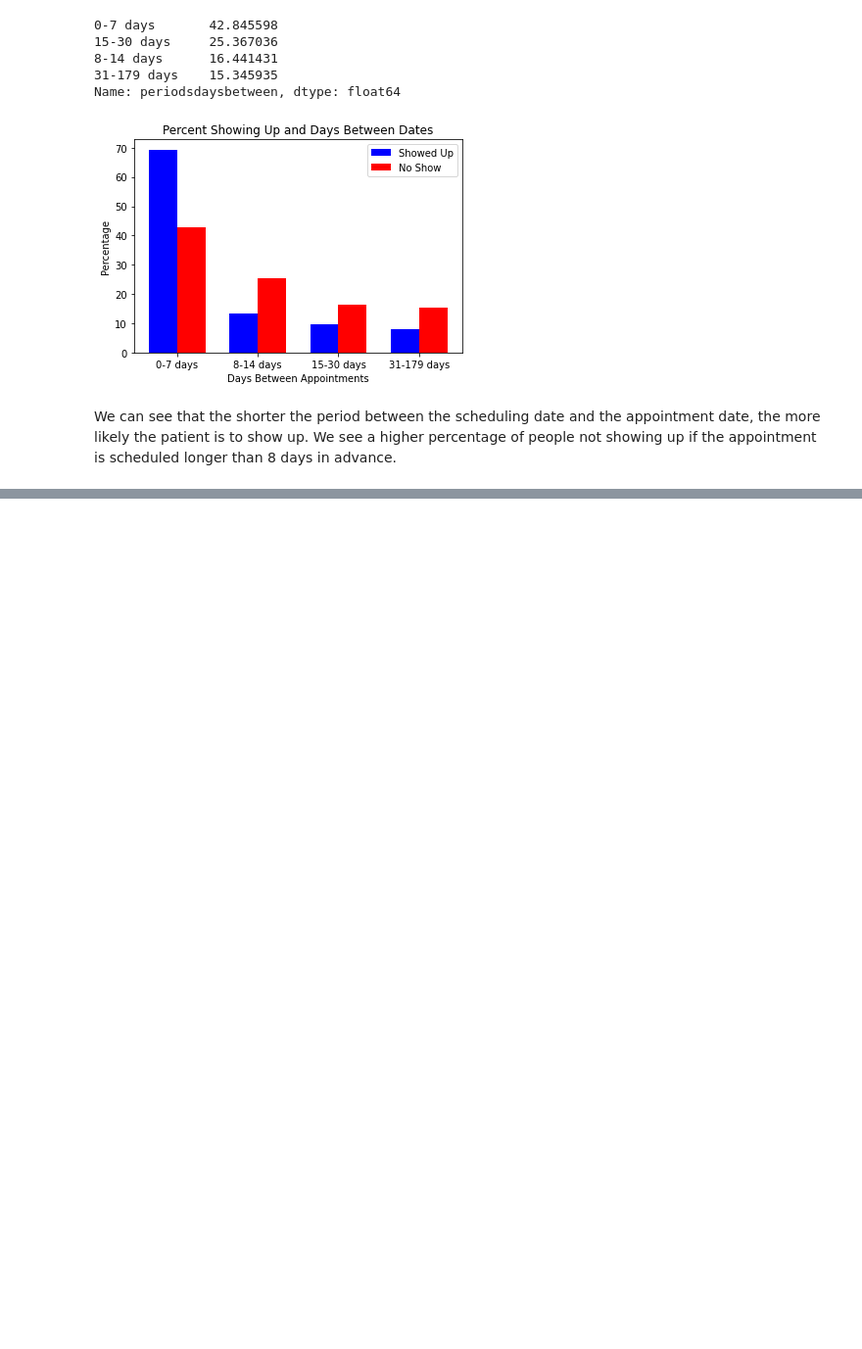
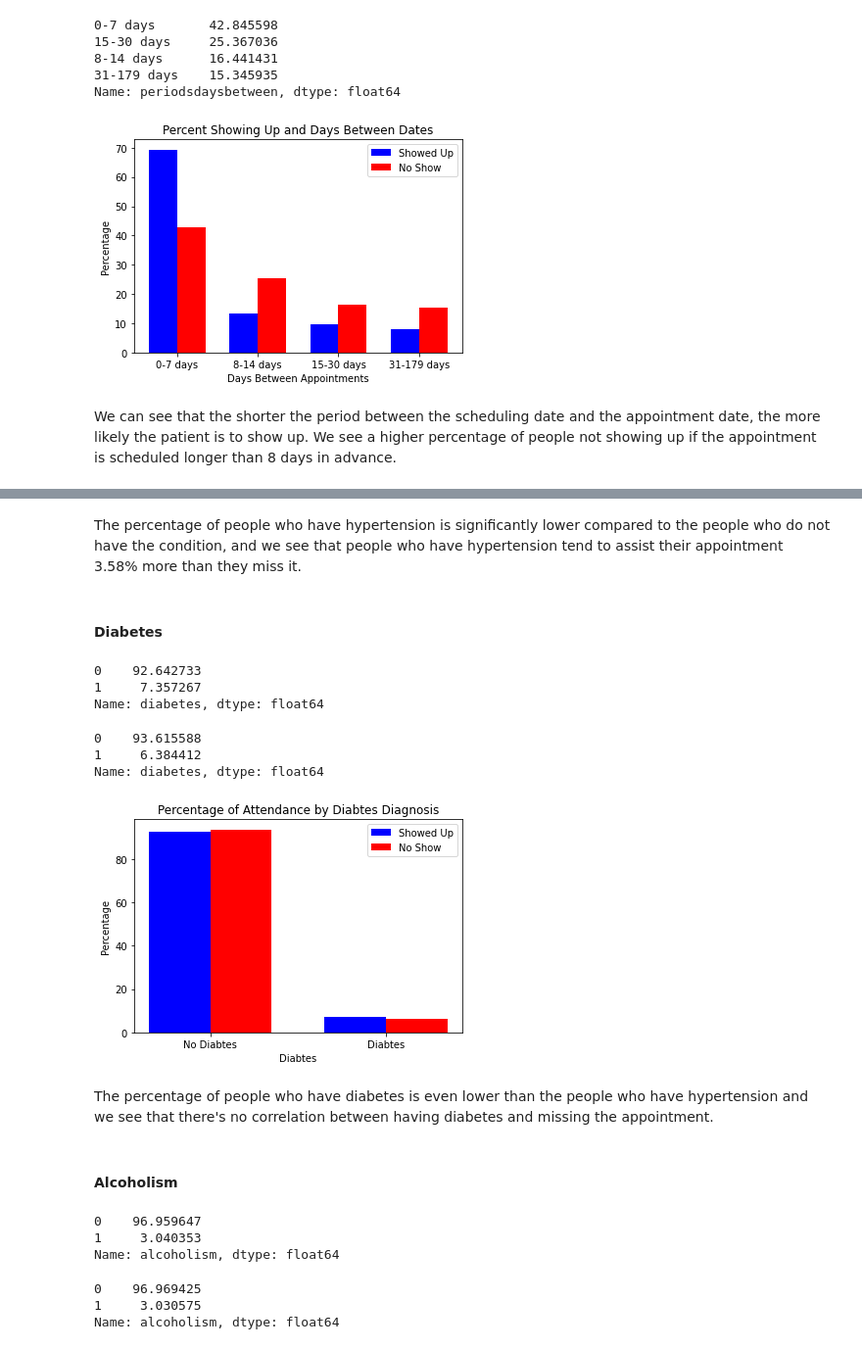
Before and after one commit to jlvalport/Medical-appointments-analysis, a Jupyter notebook: No-show Medical Appointments Analysis.ipynb, the cells around one changed output, grey strips where cells are left out. Shown: that part at 98% size. Saved outputs shown, nothing was run; the diff lists cells and outputs as text; code cells hidden in the pictures; blank space fills up the shorter version.

```diff
--- a/No-show Medical Appointments Analysis.ipynb
+++ b/No-show Medical Appointments Analysis.ipynb
@@ -402,0 +440,55 @@ We can see that the shorter the period between the scheduling date and the appoi
+# %% [markdown]
+The percentage of people who have hypertension is significantly lower compared to the people who do not have the condition, and we see that people who have hypertension tend to assist their appointment 3.58% more than they miss it.
+# %% [markdown]
+#### Diabetes
+# %%
+percent_show_diabetes = df_showed_up['diabetes'].value_counts() / df_showed_up.shape[0] * 100
+percent_show_diabetes
+# %% [output]
+0    92.642733
+1     7.357267
+Name: diabetes, dtype: float64
+# %%
+percent_no_show_diabetes = df_not_showed_up['diabetes'].value_counts() / df_not_showed_up.shape[0] * 100
+percent_no_show_diabetes
+# %% [output]
+0    93.615588
+1     6.384412
+Name: diabetes, dtype: float64
+# %%
+ind_x = np.arange(len(percent_show_diabetes))  # the x locations for the groups
+width_bars = 0.35       # the width of the bars
+
+blue_bars = plt.bar(ind_x, percent_show_diabetes, width_bars, color='blue', label='Showed Up')
+orange_bars = plt.bar(ind_x + width_bars, percent_no_show_diabetes, width_bars, color='red', label='No Show')
+
+# title and labels
+plt.ylabel('Percentage')
+plt.xlabel('Diabtes')
+plt.title('Percentage of Attendance by Diabtes Diagnosis')
+locations = ind_x + width_bars / 2  # xtick locations
+labels = ['No Diabtes', 'Diabtes']  # xtick labels
+plt.xticks(locations, labels)
+
+# legend
+plt.legend();
+# %% [output]
+[figure, added]
+# %% [markdown]
+The percentage of people who have diabetes is even lower than the people who have hypertension and we see that there's no correlation between having diabetes and missing the appointment.
+# %% [markdown]
+#### Alcoholism
+# %%
+percent_show_alcoholism = df_showed_up['alcoholism'].value_counts() / df_showed_up.shape[0] * 100
+percent_show_alcoholism
+# %% [output]
+0    96.959647
+1     3.040353
+Name: alcoholism, dtype: float64
+# %%
+percent_no_show_alcoholism = df_not_showed_up['alcoholism'].value_counts() / df_not_showed_up.shape[0] * 100
+percent_no_show_alcoholism
+# %% [output]
+0    96.969425
+1     3.030575
+Name: alcoholism, dtype: float64
```
Also changed, not shown: parts of 7 cells of this notebook.
